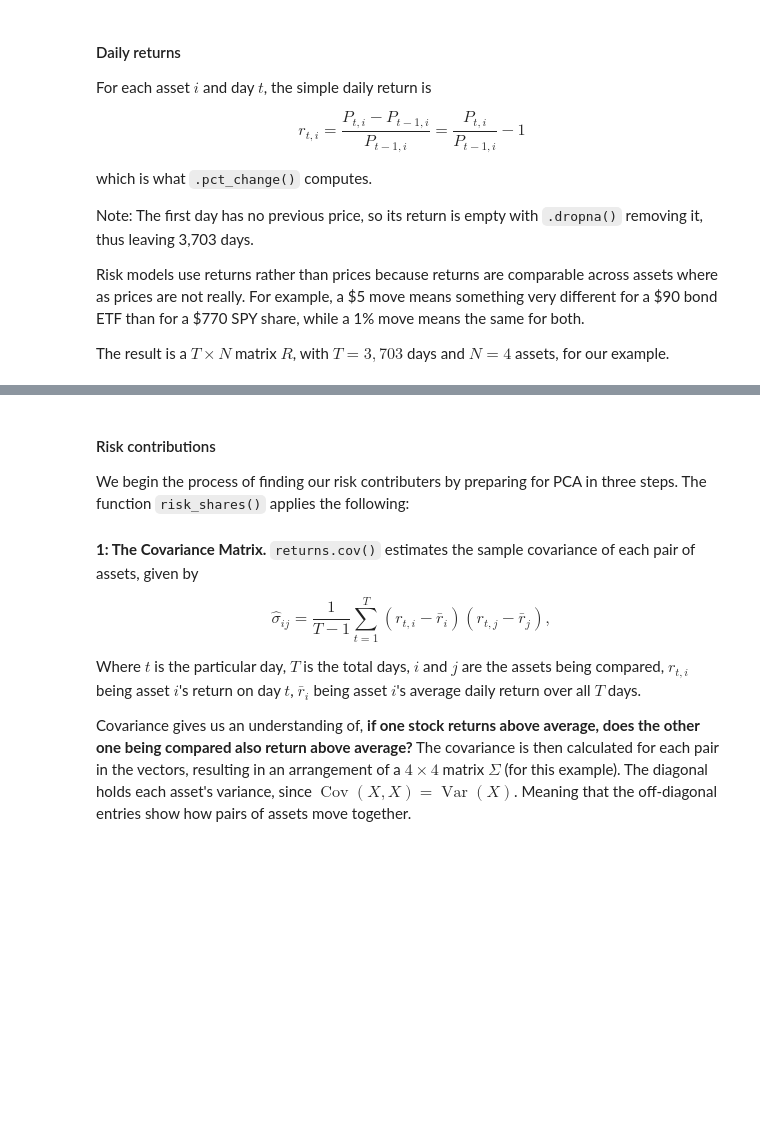
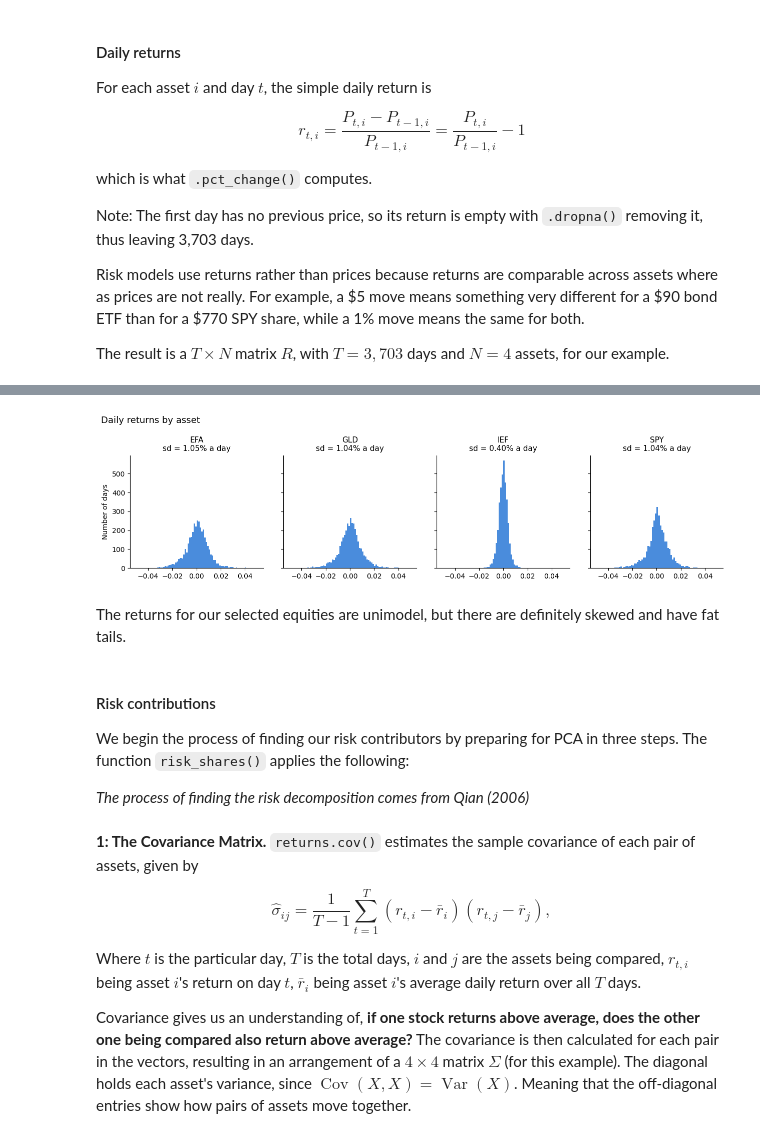
Before and after one commit to NotNotNotDavid/portfolio-var-backtest, a Jupyter notebook: demo_explained.ipynb, the cells around one changed output, grey strips where cells are left out. Saved outputs shown, nothing was run; the diff lists cells and outputs as text; code cells hidden in the pictures; blank space fills up the shorter version.

```diff
--- a/demo_explained.ipynb
+++ b/demo_explained.ipynb
@@ -115,7 +117,15 @@ risk_share
+# %%
+rt.plot_return_histograms(returns, 0.05, 80)
+# %% [output]
+[figure, added]
+# %% [markdown]
+The returns for our selected equities are unimodel, but there are definitely skewed and have fat tails.
 # %% [markdown]
 #### Risk contributions
 
-We begin the process of finding our risk contributers by preparing for PCA in three steps. The function `risk_shares()` applies the following:
+We begin the process of finding our risk contributors by preparing for PCA in three steps. The function `risk_shares()` applies the following:
+
+*The process of finding the risk decomposition comes from Qian (2006)*
 # %% [markdown]
 
 **1: The Covariance Matrix.** `returns.cov()` estimates the sample covariance of each pair of assets, given by
```
Also changed, not shown: parts of 45 cells of this notebook, 2 other files.
